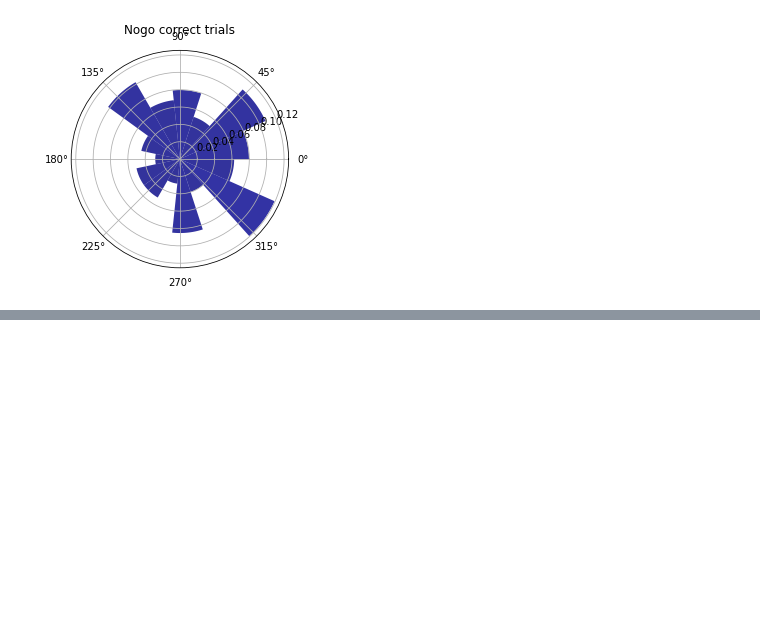
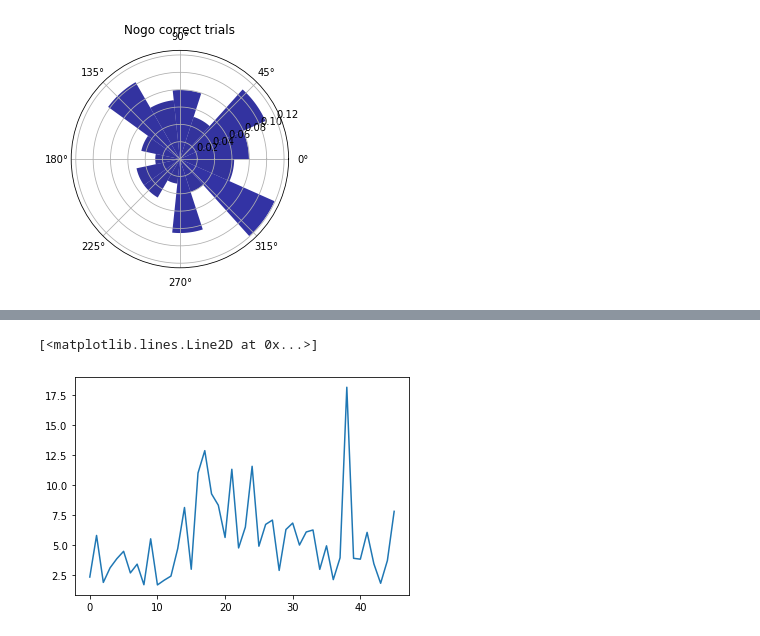
Before and after one commit to kayteeflick/nma_cn_flow_state, a Jupyter notebook: phase_relationships.ipynb, the cells around one changed output, grey strips where cells are left out. Drawn from its saved outputs; the diff is of its cells as text; code cells hidden in the pictures; blank space fills up the shorter version.

```diff
--- a/phase_relationships.ipynb
+++ b/phase_relationships.ipynb
@@ -769,0 +794,5 @@ plt.show()
+# %%
+plt.plot(fr_nogo)
+# %% [output]
+[<matplotlib.lines.Line2D at 0x...>]
+[figure, added]
```
Also changed, not shown: parts of 4 cells of this notebook.
